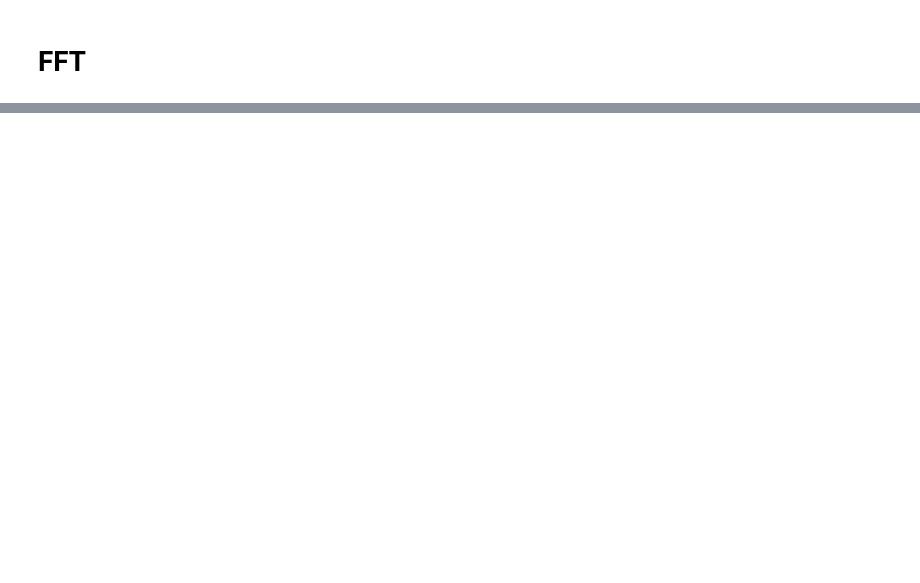
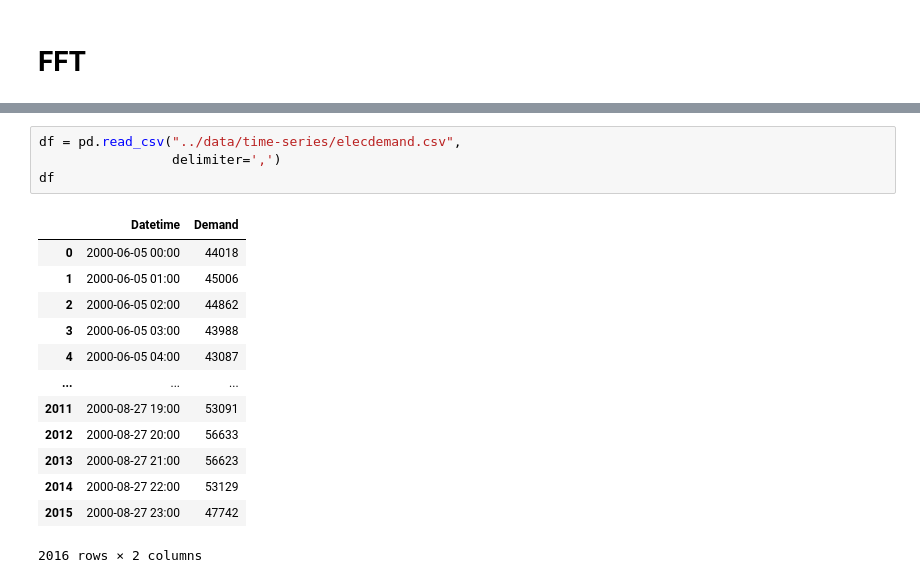
Before and after one commit to Gradiant/PyConEs2024-PatternBusters, a Jupyter notebook: src/Time-series.ipynb, the cells around one changed output, grey strips where cells are left out. Cells and saved outputs as stored; diff of their text form; blank space fills up the shorter version.

```diff
--- a/src/Time-series.ipynb
+++ b/src/Time-series.ipynb
@@ -195,0 +210,18 @@ graph_cadenas(y, matrix_profile, m)
+# %%
+df = pd.read_csv("../data/time-series/elecdemand.csv",
+                 delimiter=',')
+df
+# %% [output]
+|  | Datetime | Demand |
+| 0 | 2000-06-05 00:00 | 44018 |
+| 1 | 2000-06-05 01:00 | 45006 |
+| 2 | 2000-06-05 02:00 | 44862 |
+| 3 | 2000-06-05 03:00 | 43988 |
+| 4 | 2000-06-05 04:00 | 43087 |
+| ... | ... | ... |
+| 2011 | 2000-08-27 19:00 | 53091 |
+| 2012 | 2000-08-27 20:00 | 56633 |
+| 2013 | 2000-08-27 21:00 | 56623 |
+| 2014 | 2000-08-27 22:00 | 53129 |
+| 2015 | 2000-08-27 23:00 | 47742 |
+2016 rows × 2 columns
```
Also changed, not shown: parts of 14 cells of this notebook, 5 other files.
